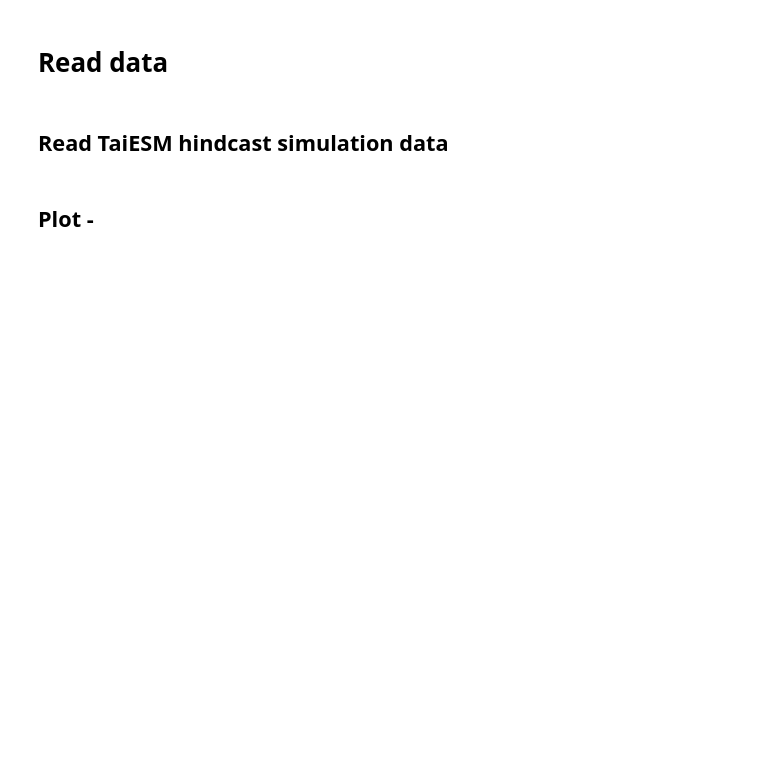
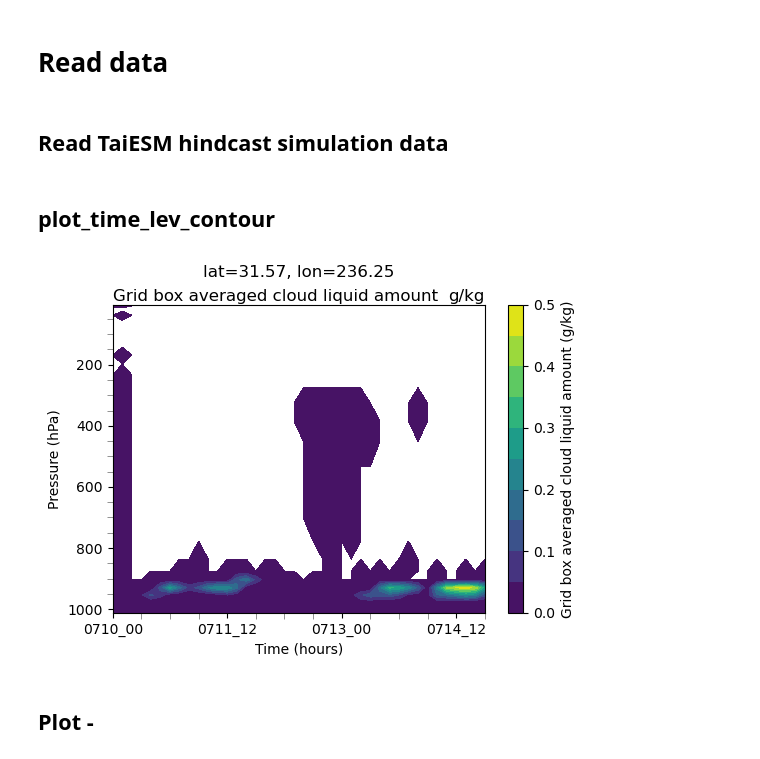
Before and after one commit to yihsuanchen/TaiESM1_Sc_diag, a Jupyter notebook: plot/plot-cn_pt-TaiESM.ipynb, the cells around one changed output. Cells and saved outputs as stored; diff of their text form; code cells hidden in the pictures; blank space fills up the shorter version.

```diff
--- a/plot/plot-cn_pt-TaiESM.ipynb
+++ b/plot/plot-cn_pt-TaiESM.ipynb
@@ -152,6 +125,9 @@ def read_hindcast_icdate_lat_lon(icdate,
 
     choice = "custom_Qtend_3hr"
     ds_Qtend = read_data.read_TaiESM1_hindcast_icdate_files(choice, icdate, file_dates=file_dates)
+
+    #--- get play in ds_state
+    yhc.diagnose_var(ds_state, ["play"])
 
     #--- get data at the given lat/lon
     ds_Ttend_latlon = select_region_ds(ds_Ttend, region="lat_lon", lat=lat, lon=lon)
@@ -212,3 +243,25 @@ if (do_test == "111"):
+# %%
+def get_var_data(ds: xr.Dataset, var_name: str):
+
+    var_da = ds[var_name]  # Get the variable data as a numpy array
+    var_da = yhc.unit_convert(var_da)
+    settings = get_plot_settings(var_da, var_name)
+
+    return var_da, settings
+
+#-----------
+# do_test
+#-----------
+
+do_test="112"
+if (do_test == "111"):
+    icdate = "20010710"
+    ds_state_latlon, ds_Ttend_latlon, ds_Qtend_latlon = read_hindcast_icdate_lat_lon(icdate)
+
+    var_name = "T"
+    var_da, settings = get_var_data (ds_state_latlon, var_name=var_name)
+
+#print(settings)
 # %% [markdown]
 # Read data
 # %% [markdown]
@@ -217,3 +270,7 @@ if (do_test == "111"):
 icdate = "20010710"
 lat=31.5 ;  lon=236.5
 ds_state_latlon, ds_Ttend_latlon, ds_Qtend_latlon = read_hindcast_icdate_lat_lon(icdate, lat=lat, lon=lon)
+
+play_pt = ds_state_latlon['play']
+# %% [markdown]
+## plot_time_lev_contour
@@ -220,3 +378,17 @@ ds_state_latlon, ds_Ttend_latlon, ds_Qtend_latlon = read_hindcast_icdate_lat_lon
+# %%
+#-----------
+# do_test
+#-----------
+
+do_test="111"
+if (do_test == "111"):
+    fig, ax = plt.subplots(figsize=(6, 4))
+    plot_time_lev_contour(ax, ds_state_latlon, "CLDLIQ", play_pt)
+
+#ds_state_latlon["T"]
+#play_pt
+# %% [output]
+[figure, added]
 # %% [markdown]
 ## Plot -
 # %%
```
Also changed, not shown: parts of 7 cells of this notebook.
